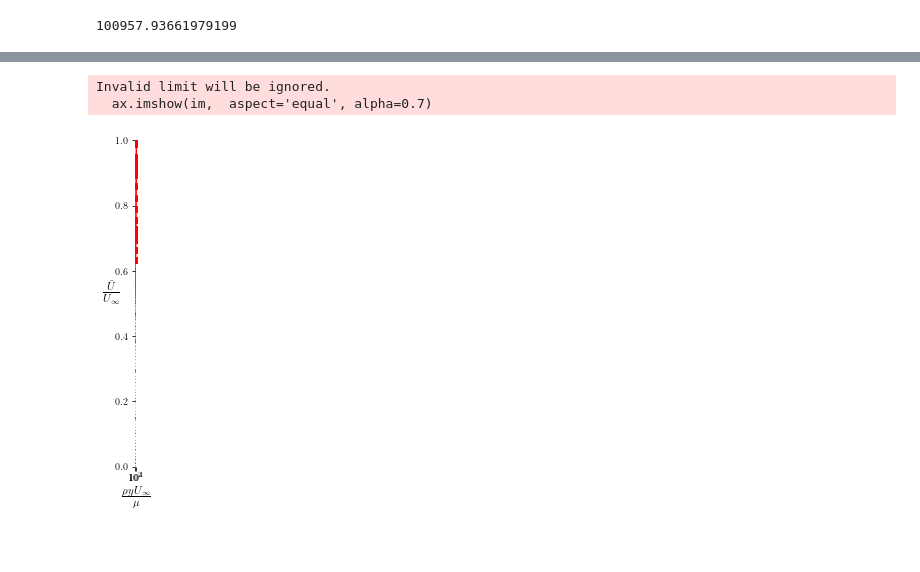
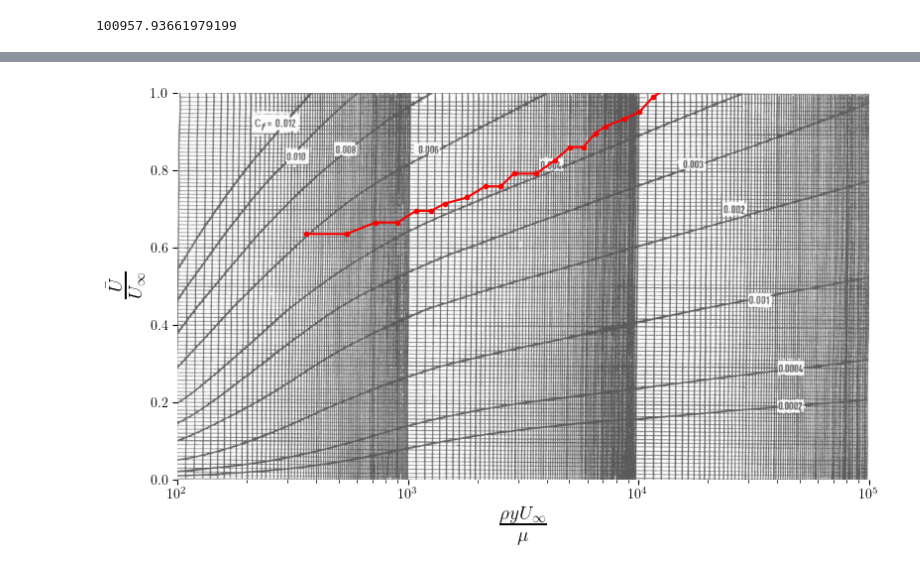
Before and after one commit to lpender3672/MEng-CW, a Jupyter notebook: IIA/3A1/Transition_to_turbulence/analysis.ipynb, the cells around one changed output, grey strips where cells are left out. Saved outputs shown, nothing was run; the diff lists cells and outputs as text; code cells hidden in the pictures; blank space fills up the shorter version.

```diff
--- a/IIA/3A1/Transition_to_turbulence/analysis.ipynb
+++ b/IIA/3A1/Transition_to_turbulence/analysis.ipynb
@@ -48,38 +48,45 @@ plt.show()
 # %%
+def setup_clauser_axis():
 
-distances = profile_data["Dist (mm)"] * 1e-3
-u_fluctuation = profile_data["u' (m/s)"]
-u_mean = profile_data["u_bar (m/s)"]
+    fig = plt.figure(figsize=(9,6))
+    im = plt.imread('clauser_back.jpg')
 
-dp = 100 * 0.68
-U_inf = np.sqrt(2 * dp / rho)
+    # this axis is linear scale for image
+    ax = fig.add_subplot(1,1,1)
 
-clauser_x = rho * distances * U_inf / dyn_visc
-clauser_y = u_mean / U_inf
+    ax.imshow(im,  aspect='equal', alpha=0.7)
+    plt.axis('off')
 
-fig = plt.figure(figsize=(9,6))
-im = plt.imread('clauser_back.jpg')
+    # this axis is log scale
+    newax = fig.add_axes(ax.get_position(), frameon=False)
+    newax.set_ylim(0, 1)
+    newax.set_xlim(1e2, 1e5)
+    newax.set_xscale('log')
 
-# this axis is linear scale for image
-ax = fig.add_subplot(1,1,1)
-ax.set_xscale('log')
-
-ax.imshow(im,  aspect='equal', alpha=0.7)
-plt.axis('off')
-
-# this axis is log scale
-newax = fig.add_axes(ax.get_position(), frameon=False)
-newax.set_ylim(0, 1)
-newax.set_xlim(1e2, 1e5)
-newax.set_xscale('log')
-
-newax.plot(clauser_x, clauser_y, "-o", label="u_bar", color='r')
-
-newax.set_xlabel(r'$\frac{\rho yU_\infty}{\mu}$', fontsize = 16)
-newax.set_ylabel(r'$\frac{\bar{U}}{U_\infty}$', fontsize = 16).set_rotation(0)
-
-fig.savefig('clauser_data.png', dpi=600)
+    return newax
-# %% [output]
-Invalid limit will be ignored.
-  ax.imshow(im,  aspect='equal', alpha=0.7)
-[figure, removed]
+# %%
+
+distances = profile_data["Dist (mm)"] * 1e-3
+u_mean = profile_data["u_bar (m/s)"]
+
+dp = 100 * 0.68
+U_inf = np.sqrt(2 * dp / rho)
+
+
+clauser_x = rho * distances * U_inf / dyn_visc
+clauser_y = u_mean / U_inf
+
+ax = setup_clauser_axis()
+
+ax.plot(clauser_x, clauser_y, "-o",
+           label="u_bar",
+           color='r',
+           markersize=3,
+           linewidth=1.5)
+
+ax.set_xlabel(r'$\frac{\rho yU_\infty}{\mu}$', fontsize = 20)
+ax.set_ylabel(r'$\frac{\bar{U}}{U_\infty}$', fontsize = 20)
+
+plt.savefig('clauser_data.png', dpi=600)
+# %% [output]
+[figure, added]
```
Also changed, not shown: parts of 2 cells of this notebook, 8 other files.
